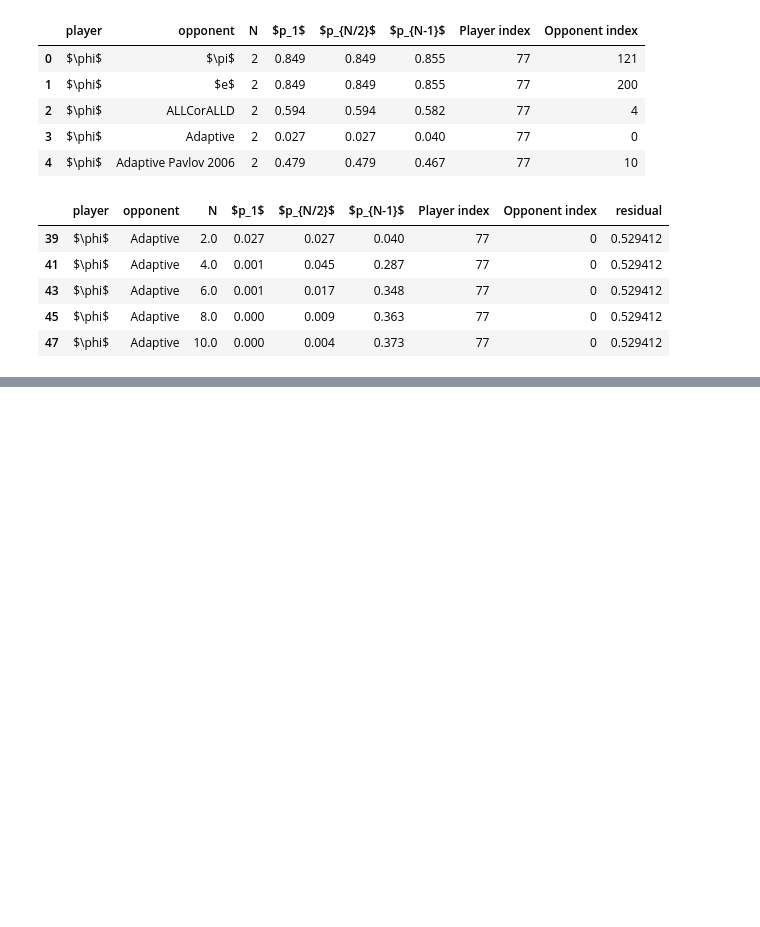
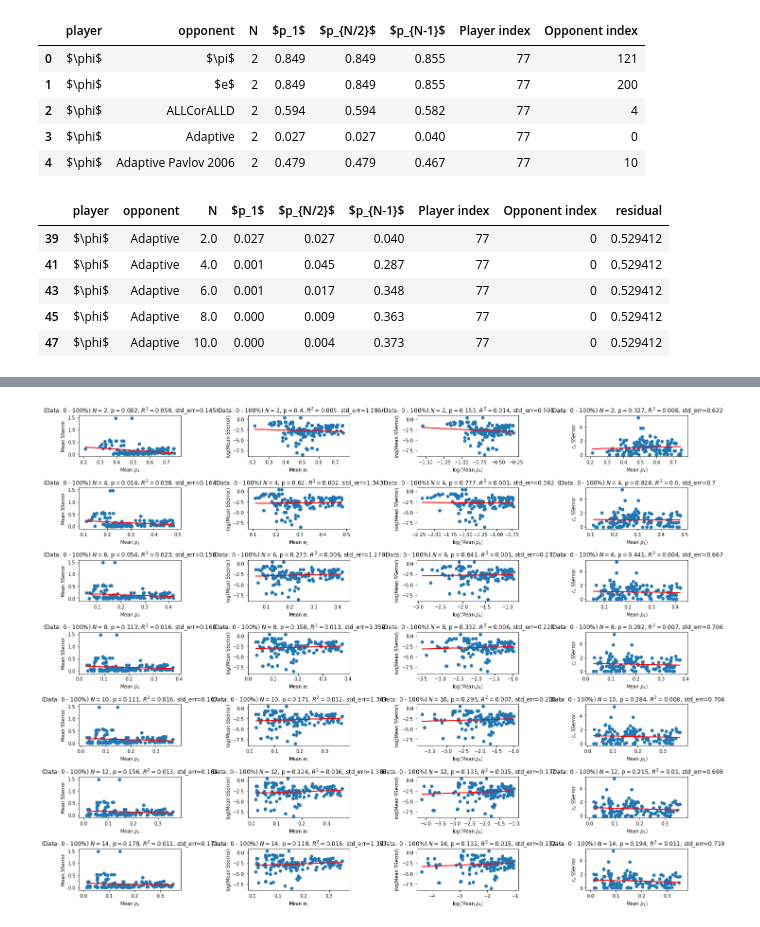
Before and after one commit to drvinceknight/testing_for_ZD, a Jupyter notebook: assets/img/comparing-fixation-to-sse/main.ipynb, the cells around one changed output, grey strips where cells are left out. Drawn from its saved outputs; the diff is of its cells as text; code cells hidden in the pictures; blank space fills up the shorter version.

```diff
--- a/assets/img/comparing-fixation-to-sse/main.ipynb
+++ b/assets/img/comparing-fixation-to-sse/main.ipynb
@@ -132,0 +180,4 @@ fig.tight_layout()
+# %%
+plot_quantiles(lower_quantile=0, upper_quantile=1)
+# %% [output]
+[figure, added]
```
Also changed, not shown: parts of 7 cells of this notebook.
